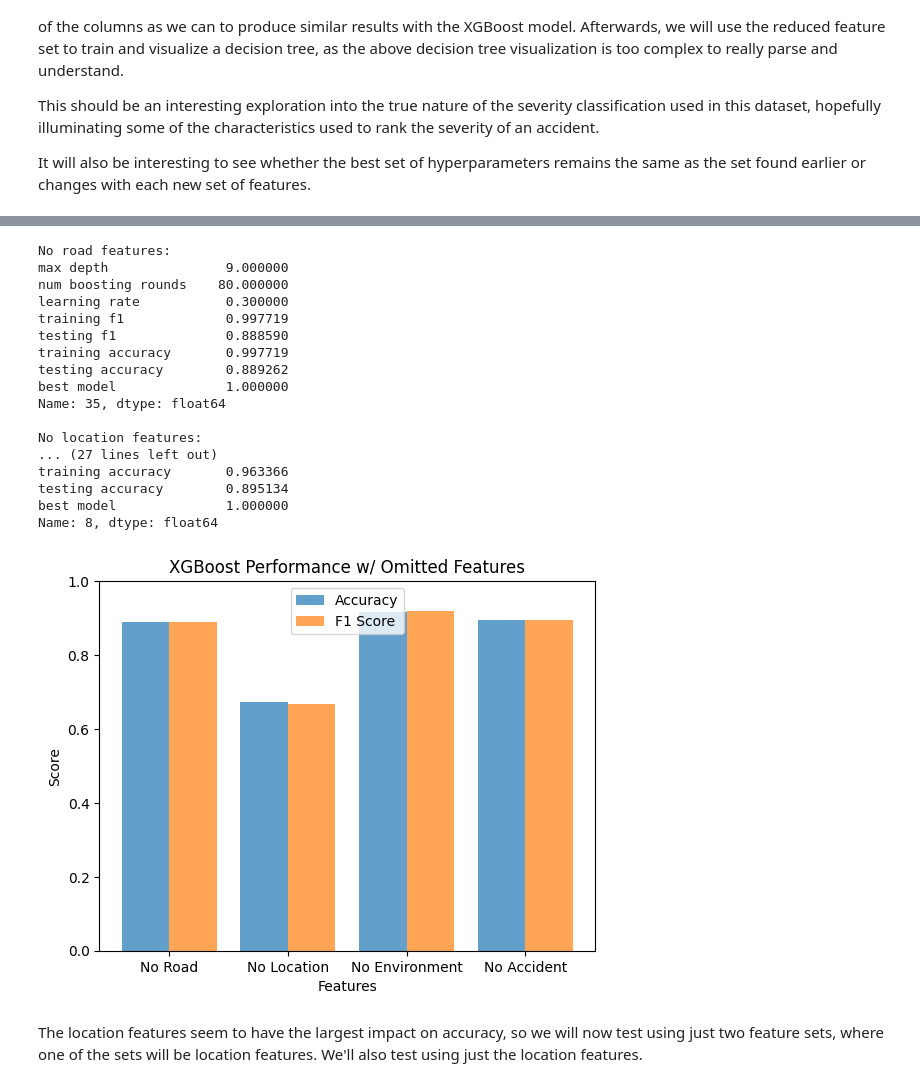
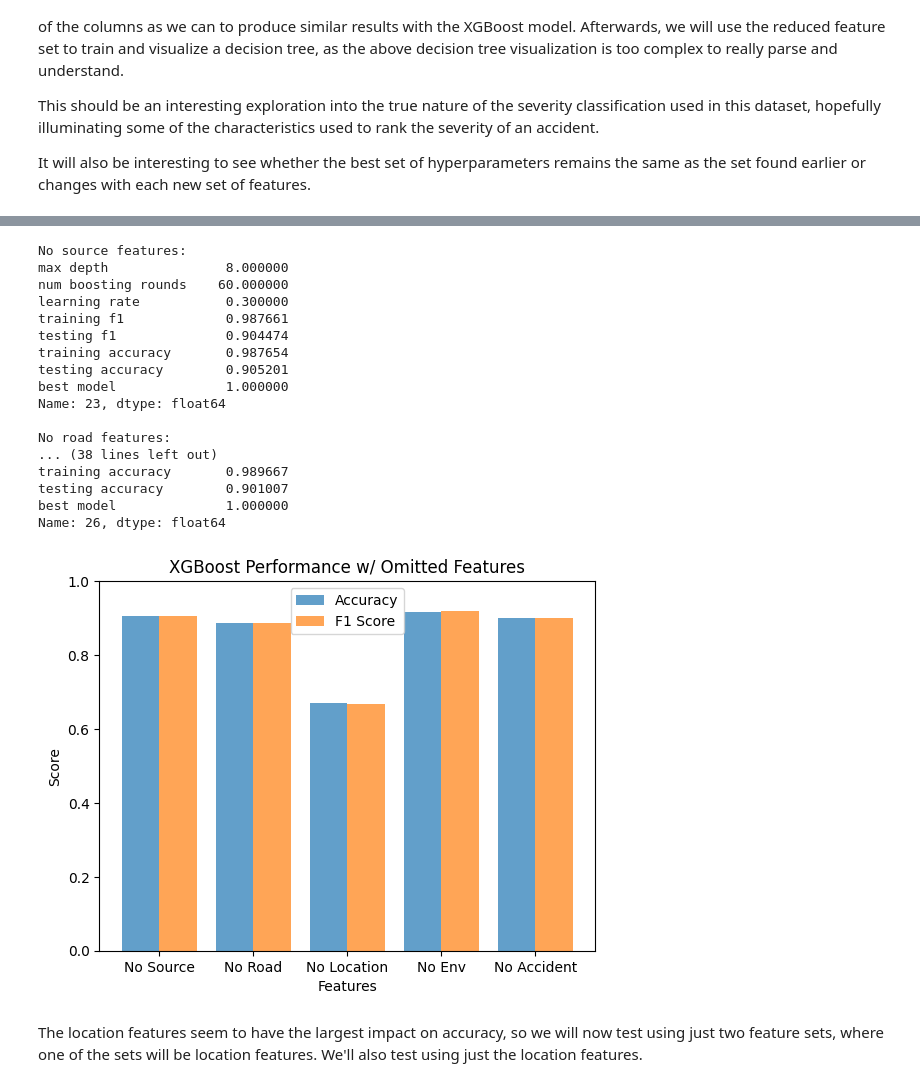
Before and after one commit to salvatorie/ds410-crashlytics, a Jupyter notebook: crashlytics.ipynb, the cells around one changed output, grey strips where cells are left out. Saved outputs shown, nothing was run; the diff lists cells and outputs as text; code cells hidden in the pictures.

```diff
--- a/crashlytics.ipynb
+++ b/crashlytics.ipynb
@@ -118,7 +118,7 @@ cleanedDf = cleanedDf.withColumn("Severity", F.col("Severity")-1)
 # %% [markdown]
 Convert categorical string columns into integer indices so that they can be ingested by the models.
 # %%
-labelIndexer = StringIndexer(inputCols = ["State", "Sunrise_Sunset"], outputCols = ["StateId", "DaytimeId"]).fit(rawDf)
+labelIndexer = StringIndexer(inputCols = ["State", "Sunrise_Sunset", "Source"], outputCols = ["StateId", "DaytimeId", "SourceId"]).fit(rawDf)
 cleanedDf = labelIndexer.transform(cleanedDf)
 # %% [markdown]
 We drop non-categorical string columns that cannot be easily indexed and we do not expect to relevant to determining crash severity.
@@ -586,6 +611,7 @@ We divide the features into four categories:
 - **Environmental Features**: features describing the weather and time of day
 - **Accident Features**: features of the accident itself - distance and duration
 # %%
+sourceFeatures = ["SourceId"]
 roadEngineeringFeatures = ["Traffic_Signal", "Traffic_Calming", "Stop", "Station", "Roundabout", "Railway", "No_Exit", "Junction", "Give_Way", "Crossing", "Bump", "Amenity"]
 locationFeatures = ["StateId", "Start_Lat", "Start_Lng"]
 environmentalFeatures = ["Temperature(F)", "Wind_Chill(F)", "Humidity(%)", "Pressure(in)", "Visibility(mi)", "Wind_Speed(mph)", "Precipitation(in)", "DaytimeId"]
@@ -603,11 +629,13 @@ def vectorizeAndTestXGB(vectorAssembler: VectorAssembler) -> (pd.DataFrame, int)
 
     return trainAndEvaluateXGB(trainingData=trainingDataXGB, testData=testDataXGB)
 # %%
-assemblerNoRoad = VectorAssembler(inputCols=locationFeatures+environmentalFeatures+accidentFeatures, outputCol="features", handleInvalid="skip")
-assemblerNoLocation = VectorAssembler(inputCols=roadEngineeringFeatures+environmentalFeatures+accidentFeatures, outputCol="features", handleInvalid="skip")
-assemblerNoEnvironment = VectorAssembler(inputCols=roadEngineeringFeatures+locationFeatures+accidentFeatures, outputCol="features", handleInvalid="skip")
-assemblerNoAccident = VectorAssembler(inputCols=roadEngineeringFeatures+locationFeatures+environmentalFeatures, outputCol="features", handleInvalid="skip")
+assemblerNoSource = VectorAssembler(inputCols=roadEngineeringFeatures+locationFeatures+environmentalFeatures+accidentFeatures, outputCol="features", handleInvalid="skip")
+assemblerNoRoad = VectorAssembler(inputCols=sourceFeatures+locationFeatures+environmentalFeatures+accidentFeatures, outputCol="features", handleInvalid="skip")
+assemblerNoLocation = VectorAssembler(inputCols=sourceFeatures+roadEngineeringFeatures+environmentalFeatures+accidentFeatures, outputCol="features", handleInvalid="skip")
+assemblerNoEnvironment = VectorAssembler(inputCols=sourceFeatures+roadEngineeringFeatures+locationFeatures+accidentFeatures, outputCol="features", handleInvalid="skip")
+assemblerNoAccident = VectorAssembler(inputCols=sourceFeatures+roadEngineeringFeatures+locationFeatures+environmentalFeatures, outputCol="features", handleInvalid="skip")
 
+noSourceDf, noSourceIndex = vectorizeAndTestXGB(vectorAssembler=assemblerNoSource)
 noRoadDf, noRoadIndex = vectorizeAndTestXGB(vectorAssembler=assemblerNoRoad)
 noLocationDf, noLocationIndex = vectorizeAndTestXGB(vectorAssembler=assemblerNoLocation)
 noEnvironmentDf, noEnvironmentIndex = vectorizeAndTestXGB(vectorAssembler=assemblerNoEnvironment)
@@ -615,4 +661,7 @@ noAccidentDf, noAccidentIndex = vectorizeAndTestXGB(vectorAssembler=assemblerNoA
 # %%
+print("No source features: ")
+print(noSourceDf.loc[noSourceIndex])
+print()
 print("No road features: ")
 print(noRoadDf.loc[noRoadIndex])
 print()
@@ -625,31 +674,31 @@ print()
 print("No accident features: ")
 print(noAccidentDf.loc[noAccidentIndex])
 # %% [output]
+No source features:
+max depth               8.000000
+num boosting rounds    60.000000
+learning rate           0.300000
+training f1             0.987661
+testing f1              0.904474
+training accuracy       0.987654
+testing accuracy        0.905201
+best model              1.000000
+Name: 23, dtype: float64
+
 No road features:
-max depth               9.000000
-num boosting rounds    80.000000
-learning rate           0.300000
-training f1             0.997719
-testing f1              0.888590
-training accuracy       0.997719
-testing accuracy        0.889262
+... (38 lines left out)
+training accuracy       0.989667
+testing accuracy        0.901007
 best model              1.000000
-Name: 35, dtype: float64
-
-No location features:
-... (27 lines left out)
-training accuracy       0.963366
-testing accuracy        0.895134
-best model              1.000000
-Name: 8, dtype: float64
+Name: 26, dtype: float64
 # %%
-setsOfThreeNames = ["No Road", "No Location", "No Environment", "No Accident"]
-setsOfThreeAccuracyScores = [noRoadDf.loc[noRoadIndex, "testing accuracy"], noLocationDf.loc[noLocationIndex, "testing accuracy"], noEnvironmentDf.loc[noEnvironmentIndex, "testing accuracy"], noAccidentDf.loc[noAccidentIndex, "testing accuracy"]]
-setsOfThreeF1Scores = [noRoadDf.loc[noRoadIndex, "testing f1"], noLocationDf.loc[noLocationIndex, "testing f1"], noEnvironmentDf.loc[noEnvironmentIndex, "testing f1"], noAccidentDf.loc[noAccidentIndex, "testing f1"]]
+setsOfFourNames = ["No Source", "No Road", "No Location", "No Env", "No Accident"]
+setsOfFourAccuracyScores = [noSourceDf.loc[noSourceIndex, "testing accuracy"], noRoadDf.loc[noRoadIndex, "testing accuracy"], noLocationDf.loc[noLocationIndex, "testing accuracy"], noEnvironmentDf.loc[noEnvironmentIndex, "testing accuracy"], noAccidentDf.loc[noAccidentIndex, "testing accuracy"]]
+setsOfFourF1Scores = [noSourceDf.loc[noSourceIndex, "testing f1"], noRoadDf.loc[noRoadIndex, "testing f1"], noLocationDf.loc[noLocationIndex, "testing f1"], noEnvironmentDf.loc[noEnvironmentIndex, "testing f1"], noAccidentDf.loc[noAccidentIndex, "testing f1"]]
 
-plotClassifierPerformance(classifierLabels=setsOfThreeNames, accuracyScores=setsOfThreeAccuracyScores, f1Scores=setsOfThreeF1Scores, title="XGBoost Performance w/ Omitted Features", xTitle="Features")
+plotClassifierPerformance(classifierLabels=setsOfFourNames, accuracyScores=setsOfFourAccuracyScores, f1Scores=setsOfFourF1Scores, title="XGBoost Performance w/ Omitted Features", xTitle="Features")
 # %% [output]
-[figure, old version]
+[figure, new version]
 # %% [markdown]
 The location features seem to have the largest impact on accuracy, so we will now test using just two feature sets, where one of the sets will be location features. We'll also test using just the location features.
 # %%
```
Also changed, not shown: parts of 19 cells of this notebook, 8 other files.
